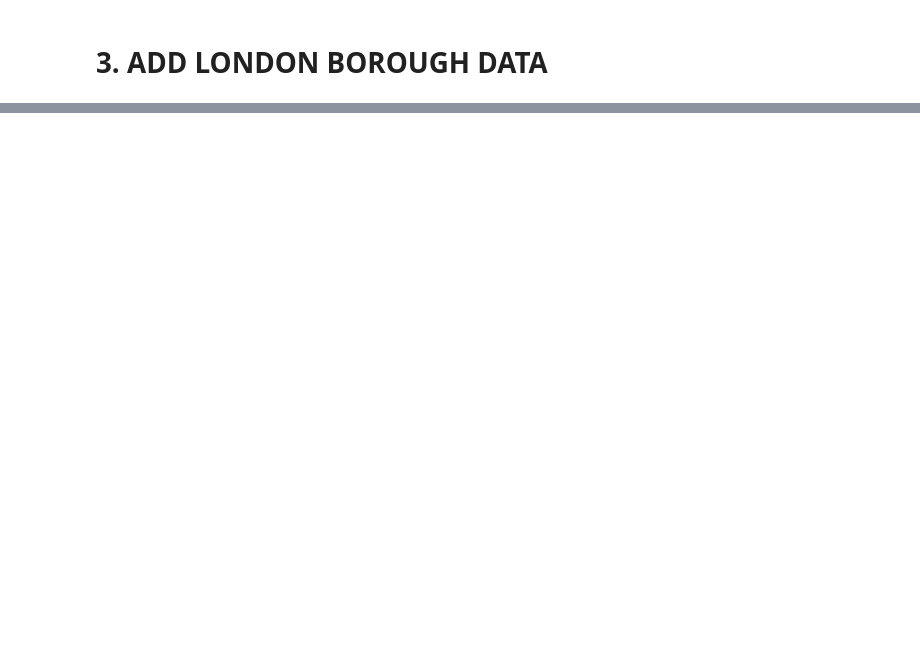
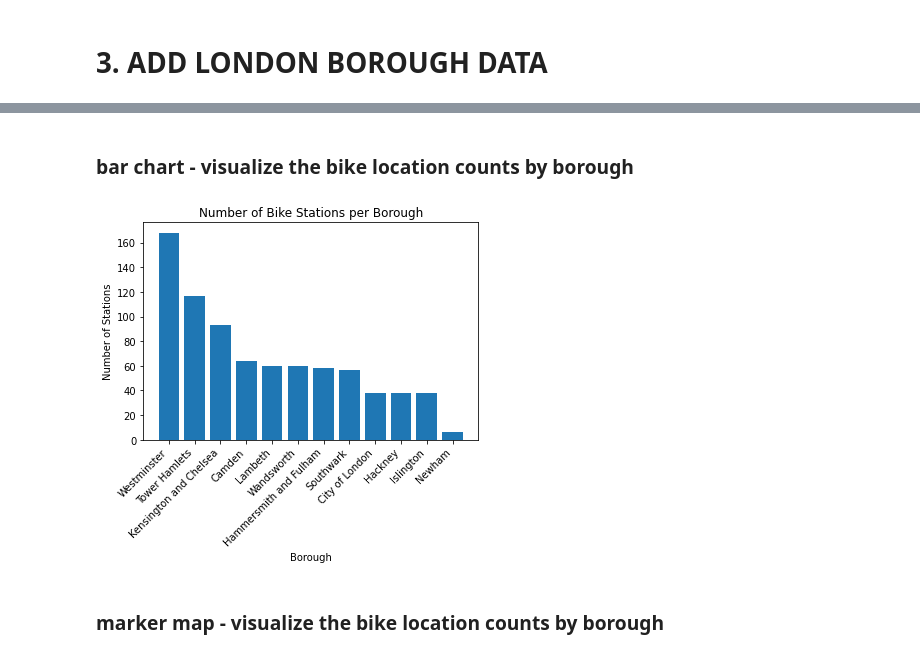
Before and after one commit to tabeaeggler/UrbanMobility, a Jupyter notebook: Data_Scraper.ipynb, the cells around one changed output, grey strips where cells are left out. Saved outputs shown, nothing was run; the diff lists cells and outputs as text; code cells hidden in the pictures; blank space fills up the shorter version.

Commit message:
added borough visualisations

```diff
--- a/Data_Scraper.ipynb
+++ b/Data_Scraper.ipynb
@@ -229,12 +380,12 @@ import folium
 
 # create a map centered on London
 london_coords = (51.5074, -0.1278)
-m = folium.Map(location=london_coords, zoom_start=12, tiles='Stamen Toner')
+base_map1 = folium.Map(location=london_coords, zoom_start=11, tiles='Stamen Toner')
 
 # add markers for each bike station location
 for index, row in bike_locs.iterrows():
-    popup_text = f"{row['name']} (capacity: {row['capacity']})"
+    popup_text = f"{row['name']} (id: {row['id']}) (terminal id: {row['terminalId']})"
     marker = folium.Marker(location=(row['lat'], row['lon']), popup=popup_text)
-    marker.add_to(m)
+    marker.add_to(base_map1)
 
 # add a heatmap layer
@@ -242,8 +393,8 @@
 heatmap = folium.FeatureGroup(heat_data)
-heatmap.add_to(m)
+heatmap.add_to(base_map1)
 
 # save the map as an HTML file
-m.save('map_bike_loc.html')
+base_map1.save('map_bike_loc.html')
 # %%
 from IPython.display import IFrame
 
@@ -254,0 +406,14 @@ IFrame('map_bike_loc.html', width=900, height=500)
+# %%
+# borough data from Office for National Statistics: https://findthatpostcode.uk/points/51.529163,%20-0.10997
+
+def get_borough(lat, lon):
+    url = f'https://findthatpostcode.uk/points/{lat},{lon}'
+    response = requests.get(url)
+    if response.status_code == 200:
+        data = response.json()
+        borough = data['included'][0]['attributes']['cty_name']
+        return borough
+    else:
+        return 'no borough'
+
+bike_locs['borough'] = bike_locs.apply(lambda row: get_borough(row['lat'], row['lon']), axis=1)
@@ -254,0 +459,22 @@ IFrame('map_bike_loc.html', width=900, height=500)
+# %% [markdown]
+### bar chart - visualize the bike location counts by borough
+# %%
+# Create a bar chart with the number of stations per borough
+borough_counts = bike_locs.groupby('borough').size()
+borough_counts = borough_counts.sort_values(ascending=False)
+
+# Set up the bar chart
+fig, ax = plt.subplots()
+ax.bar(borough_counts.index, borough_counts.values)
+
+# Customize the chart
+ax.set_title('Number of Bike Stations per Borough')
+ax.set_xlabel('Borough')
+ax.set_ylabel('Number of Stations')
+plt.xticks(rotation=45, ha='right')
+
+plt.show()
+# %% [output]
+[figure, added]
+# %% [markdown]
+### marker map - visualize the bike location counts by borough
```
Also changed, not shown: parts of 51 cells of this notebook, 3 other files.
